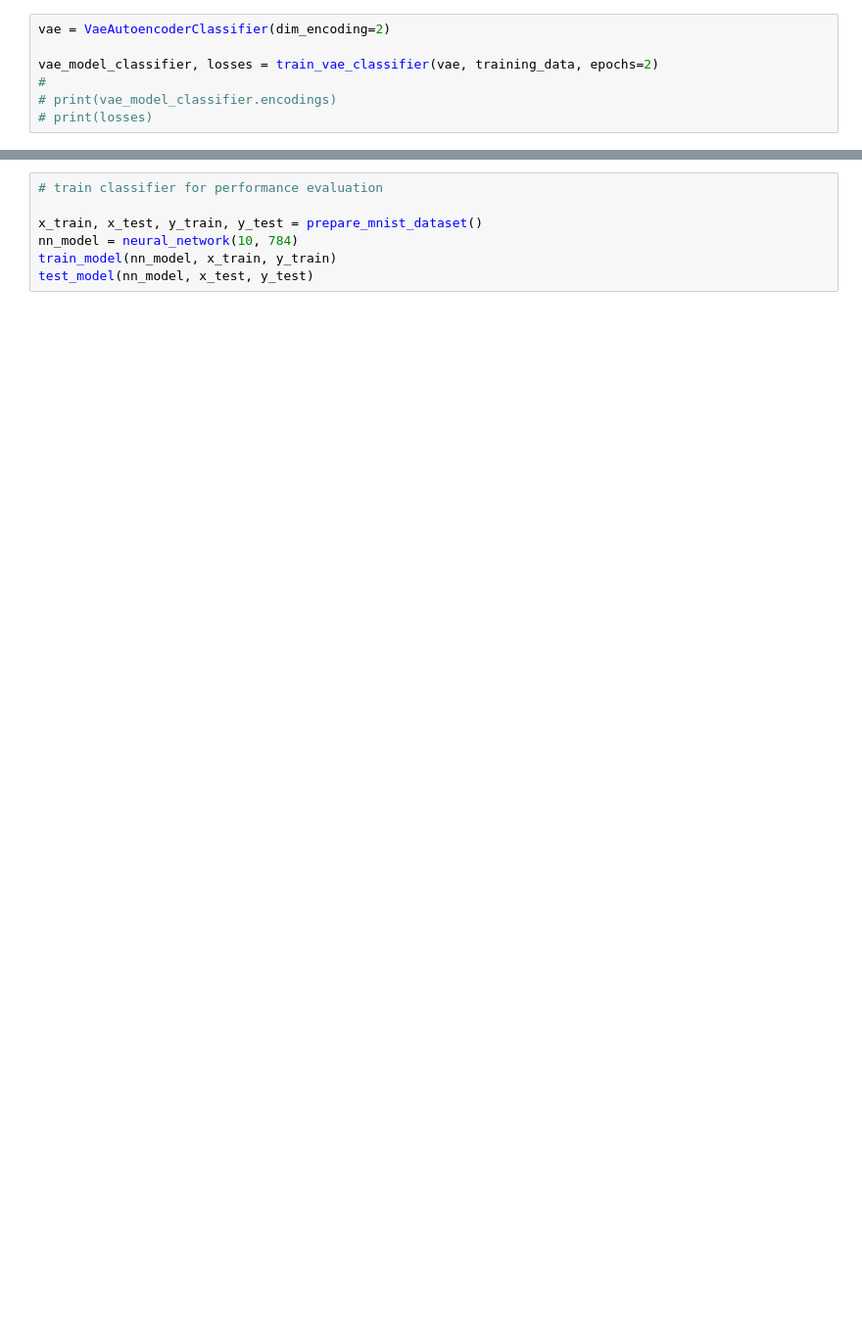
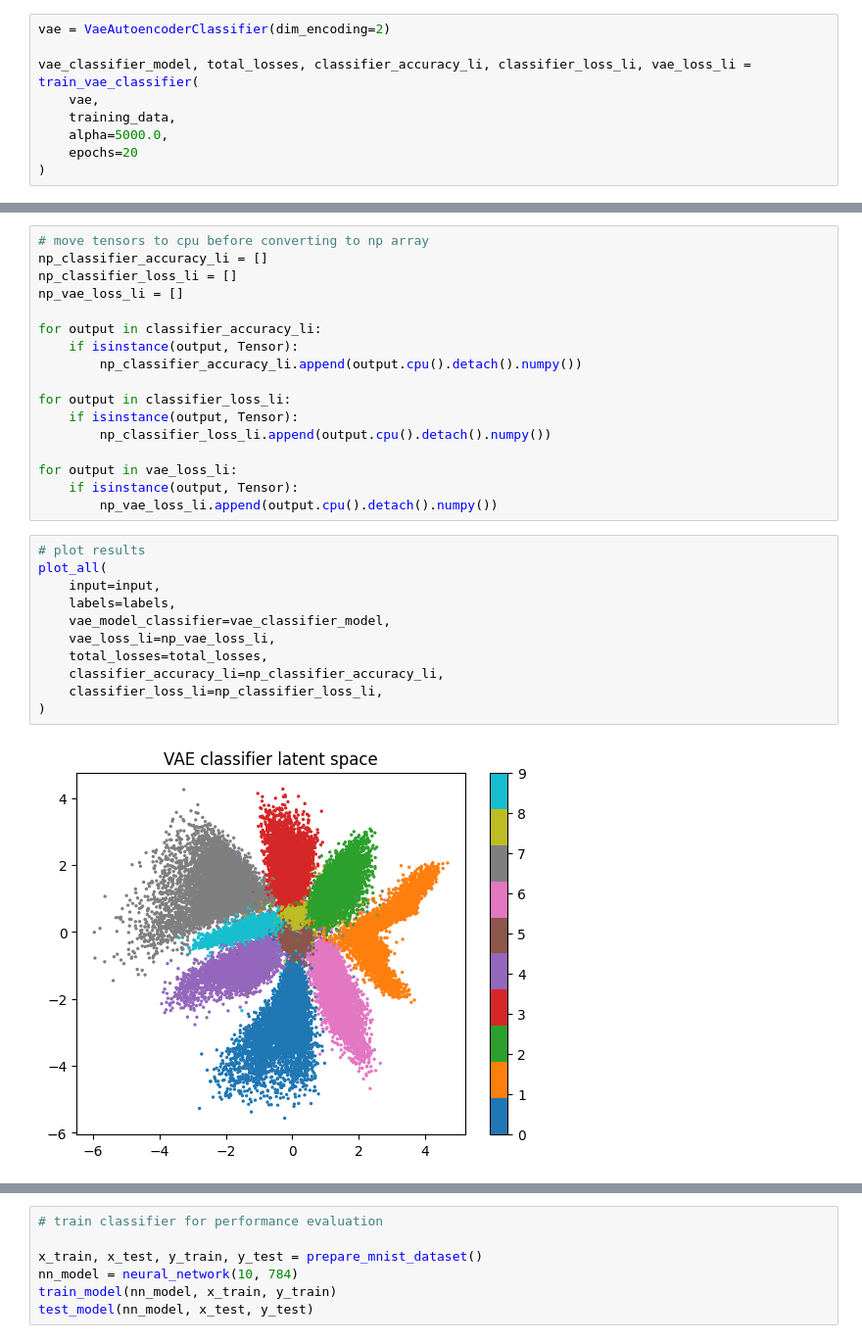
Before and after one commit to alexojica/research-project-experiments, a Jupyter notebook: src/main.ipynb, the cells around one changed output, grey strips where cells are left out. Shown at 98% size. Saved outputs shown, nothing was run; the diff lists cells and outputs as text; blank space fills up the shorter version.

Commit message:
update plotting logic

```diff
--- a/src/main.ipynb
+++ b/src/main.ipynb
@@ -21,8 +16,10 @@ Downloading http://yann.lecun.com/exdb/mnist/train-images-idx3-ubyte.gz to ../da
 # %%
 vae = VaeAutoencoderClassifier(dim_encoding=2)
 
-vae_model_classifier, losses = train_vae_classifier(vae, training_data, epochs=2)
-#
-# print(vae_model_classifier.encodings)
-# print(losses)
+vae_classifier_model, total_losses, classifier_accuracy_li, classifier_loss_li, vae_loss_li = train_vae_classifier(
+    vae,
+    training_data,
+    alpha=5000.0,
+    epochs=20
+)
 # %% [output]
@@ -29,0 +27,30 @@ vae_model_classifier, losses = train_vae_classifier(vae, training_data, epochs=2
+# %%
+# move tensors to cpu before converting to np array
+np_classifier_accuracy_li = []
+np_classifier_loss_li = []
+np_vae_loss_li = []
+
+for output in classifier_accuracy_li:
+    if isinstance(output, Tensor):
+        np_classifier_accuracy_li.append(output.cpu().detach().numpy())
+
+for output in classifier_loss_li:
+    if isinstance(output, Tensor):
+        np_classifier_loss_li.append(output.cpu().detach().numpy())
+
+for output in vae_loss_li:
+    if isinstance(output, Tensor):
+        np_vae_loss_li.append(output.cpu().detach().numpy())
+# %%
+# plot results
+plot_all(
+    input=input,
+    labels=labels,
+    vae_model_classifier=vae_classifier_model,
+    vae_loss_li=np_vae_loss_li,
+    total_losses=total_losses,
+    classifier_accuracy_li=np_classifier_accuracy_li,
+    classifier_loss_li=np_classifier_loss_li,
+)
+# %% [output]
+[figure, added]
```
Also changed, not shown: parts of 4 cells of this notebook, 1 other file.
